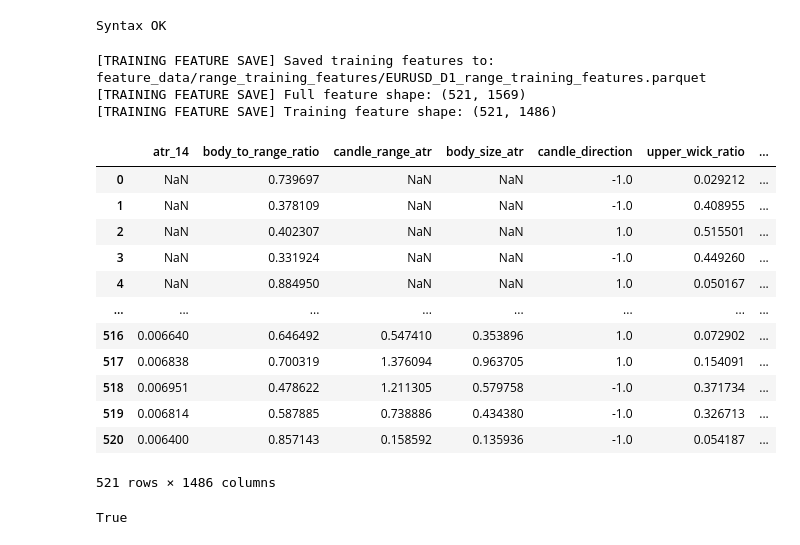
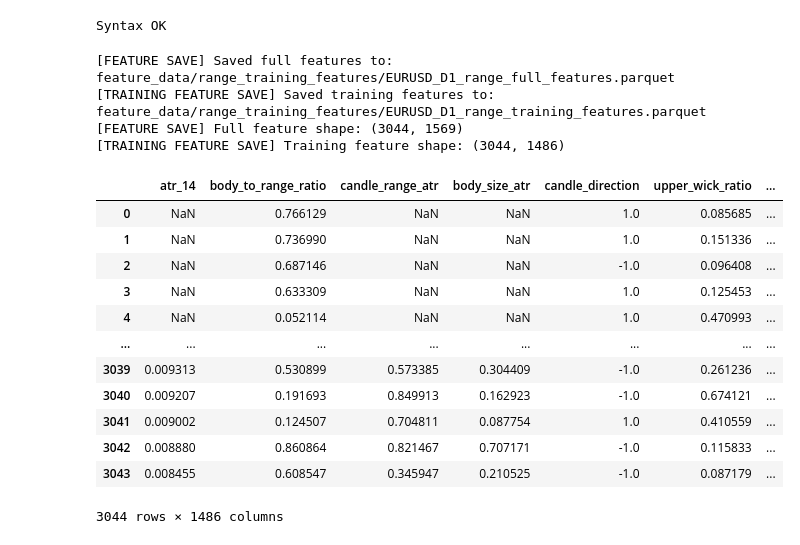
Before and after one commit to MarlontheWizard/MarketBehaviorEngine, a Jupyter notebook: feature_engine/features/range/feature_extraction_test.ipynb, the cells around one changed output. Drawn from its saved outputs; the diff is of its cells as text; code cells hidden in the pictures.

```diff
--- a/feature_engine/features/range/feature_extraction_test.ipynb
+++ b/feature_engine/features/range/feature_extraction_test.ipynb
@@ -62,8 +207,15 @@ begin_parser_process(
 ... (88 outputs left out)
 # %%
+begin_parser_process(
+
+    "market/raw_data",
+    "market/parsed_data"
+)
+
+
 df = invoke_resampler(
 
-    parquet_dir="parsed_data",
+    parquet_dir="market/parsed_data",
     symbol="EURUSD",
     timeframe="1d",
     return_combined=True
@@ -167,58 +396,60 @@ print("Syntax OK")
 # %% [output]
 Syntax OK
 # %%
-from marketnormalizationengine.dukascopy.resampler import invoke_resampler
-from marketnormalizationengine.dukascopy import begin_downloader_process
-from marketnormalizationengine.dukascopy import begin_parser_process
+import importlib
+import range_features
+
+importlib.reload(range_features)
+
 from range_features import RangeFeatureExtractor, RangeFeatureConfig
+
 
 import pandas as pd
 
 config = RangeFeatureConfig(
     windows=(20, 50, 100),
     atr_window=14,
     atr_method="wilder",
     zone_pct=0.15,
     slope_window=5,
     zscore_windows=(100, 250),
     zscore_clip=5.0,
     min_periods_ratio=0.8,
     quantile_low=0.05,
     quantile_high=0.95,
     persistence_thresholds=(0.6, 0.7),
     time_context_timezone="UTC",
     eps=1e-12,
 )
 
 extractor = RangeFeatureExtractor(config=config)
 
 X_range = extractor.transform_and_save_training_features(
     df,
     output_dir="feature_data/range_training_features",
     symbol="EURUSD",
     timeframe="D1",
-    overwrite=False,
+    overwrite=True,
 )
 
 X_range
 # %% [output]
+[FEATURE SAVE] Saved full features to: feature_data/range_training_features/EURUSD_D1_range_full_features.parquet
 [TRAINING FEATURE SAVE] Saved training features to: feature_data/range_training_features/EURUSD_D1_range_training_features.parquet
-[TRAINING FEATURE SAVE] Full feature shape: (521, 1569)
-[TRAINING FEATURE SAVE] Training feature shape: (521, 1486)
+[FEATURE SAVE] Full feature shape: (3044, 1569)
+[TRAINING FEATURE SAVE] Training feature shape: (3044, 1486)
 |  | atr_14 | body_to_range_ratio | candle_range_atr | body_size_atr | candle_direction | upper_wick_ratio | ... |
-| 0 | NaN | 0.739697 | NaN | NaN | -1.0 | 0.029212 | ... |
-| 1 | NaN | 0.378109 | NaN | NaN | -1.0 | 0.408955 | ... |
-| 2 | NaN | 0.402307 | NaN | NaN | 1.0 | 0.515501 | ... |
-| 3 | NaN | 0.331924 | NaN | NaN | -1.0 | 0.449260 | ... |
-| 4 | NaN | 0.884950 | NaN | NaN | 1.0 | 0.050167 | ... |
+| 0 | NaN | 0.766129 | NaN | NaN | 1.0 | 0.085685 | ... |
+| 1 | NaN | 0.736990 | NaN | NaN | 1.0 | 0.151336 | ... |
+| 2 | NaN | 0.687146 | NaN | NaN | -1.0 | 0.096408 | ... |
+| 3 | NaN | 0.633309 | NaN | NaN | 1.0 | 0.125453 | ... |
+| 4 | NaN | 0.052114 | NaN | NaN | 1.0 | 0.470993 | ... |
 | ... | ... | ... | ... | ... | ... | ... | ... |
-| 516 | 0.006640 | 0.646492 | 0.547410 | 0.353896 | 1.0 | 0.072902 | ... |
-| 517 | 0.006838 | 0.700319 | 1.376094 | 0.963705 | 1.0 | 0.154091 | ... |
-| 518 | 0.006951 | 0.478622 | 1.211305 | 0.579758 | -1.0 | 0.371734 | ... |
-| 519 | 0.006814 | 0.587885 | 0.738886 | 0.434380 | -1.0 | 0.326713 | ... |
-| 520 | 0.006400 | 0.857143 | 0.158592 | 0.135936 | -1.0 | 0.054187 | ... |
+| 3039 | 0.009313 | 0.530899 | 0.573385 | 0.304409 | -1.0 | 0.261236 | ... |
+| 3040 | 0.009207 | 0.191693 | 0.849913 | 0.162923 | -1.0 | 0.674121 | ... |
+| 3041 | 0.009002 | 0.124507 | 0.704811 | 0.087754 | 1.0 | 0.410559 | ... |
+| 3042 | 0.008880 | 0.860864 | 0.821467 | 0.707171 | -1.0 | 0.115833 | ... |
+| 3043 | 0.008455 | 0.608547 | 0.345947 | 0.210525 | -1.0 | 0.087179 | ... |
-521 rows × 1486 columns
+3044 rows × 1486 columns
 # %%
 "range_behavior_candidate_100" in X_range.columns
-# %% [output]
-True
```
Also changed, not shown: parts of 2 cells of this notebook.
